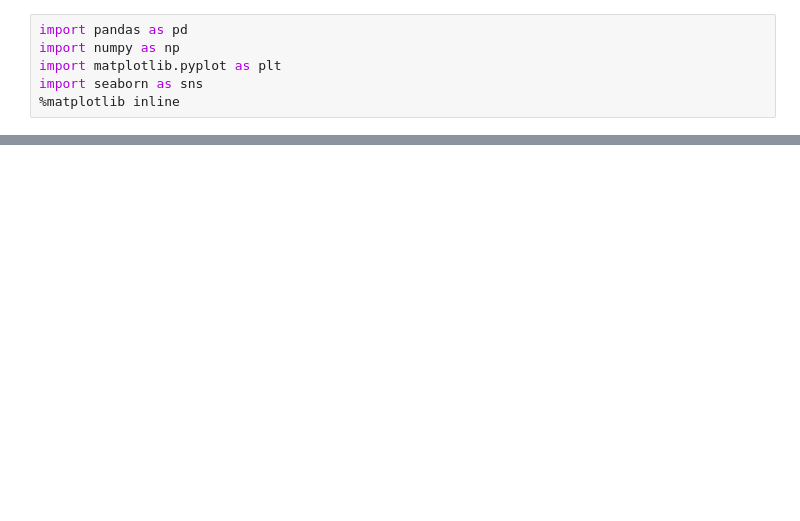
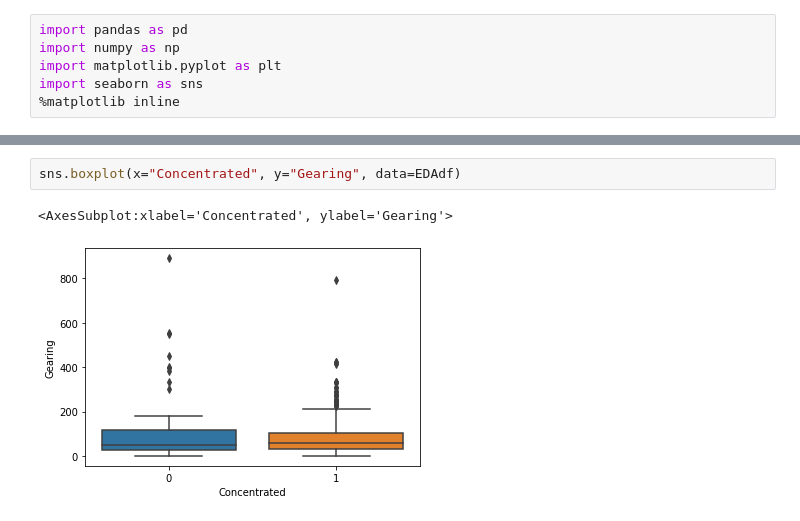
Before and after one commit to 0xNathanW/Financial-Econ-Coursework, a Jupyter notebook: EDA.ipynb, the cells around one changed output, grey strips where cells are left out. Saved outputs shown, nothing was run; the diff lists cells and outputs as text; blank space fills up the shorter version.

```diff
--- a/EDA.ipynb
+++ b/EDA.ipynb
@@ -64,0 +51,5 @@ sns.heatmap(corr, xticklabels=corr.columns, yticklabels=corr.columns, cmap="hsv"
+# %%
+sns.boxplot(x="Concentrated", y="Gearing", data=EDAdf)
+# %% [output]
+<AxesSubplot:xlabel='Concentrated', ylabel='Gearing'>
+[figure, added]
```
Also changed, not shown: parts of 10 cells of this notebook, 3 other files.
